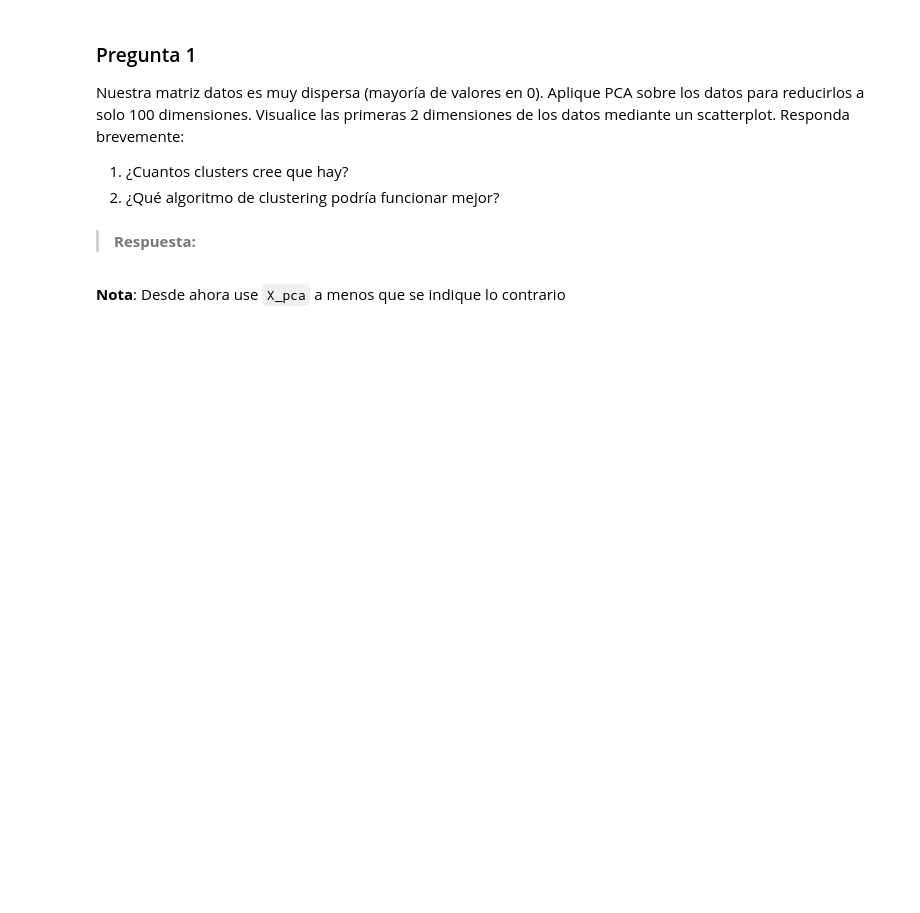
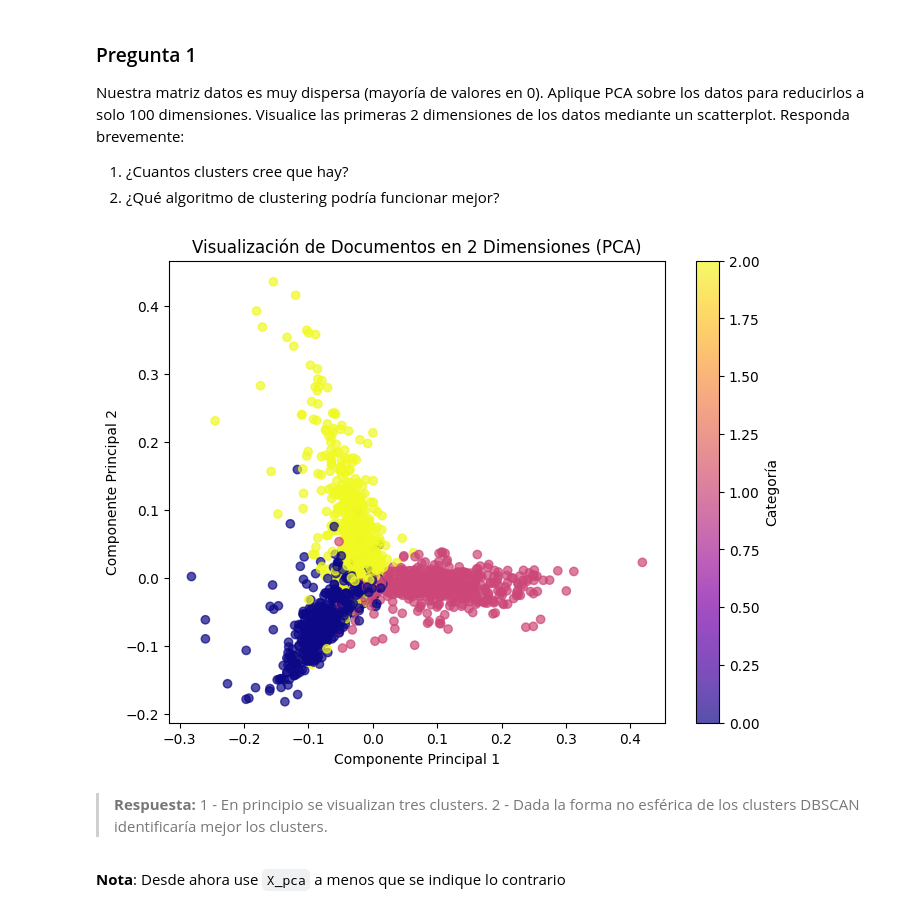
Before and after one commit to SebaSalasLvd/laboratorios-mineria, a Jupyter notebook: lab5/CC5205_Laboratorio_5.ipynb, the cells around one changed output. Drawn from its saved outputs; the diff is of its cells as text; code cells hidden in the pictures; blank space fills up the shorter version.

```diff
--- a/lab5/CC5205_Laboratorio_5.ipynb
+++ b/lab5/CC5205_Laboratorio_5.ipynb
@@ -56,5 +62,24 @@ import matplotlib.pyplot as plt
-# %% [markdown]
->**Respuesta:**
+# %%
+from sklearn.decomposition import PCA
+import matplotlib.pyplot as plt
+
+pca = PCA(n_components=100)
+X_pca = pca.fit_transform(X)
+x = X_pca[:, 0]
+y = X_pca[:, 1]
+plt.figure(figsize=(8, 6))
+plt.scatter(x, y, c=newsgroups.target, cmap='plasma', alpha=0.7)
+plt.colorbar(label='Categoría')
+plt.xlabel('Componente Principal 1')
+plt.ylabel('Componente Principal 2')
+plt.title('Visualización de Documentos en 2 Dimensiones (PCA)')
+plt.show()
+# %% [output]
+[figure, added]
+# %% [markdown]
+>**Respuesta:**
+1 - En principio se visualizan tres clusters.
+2 - Dada la forma no esférica de los clusters DBSCAN identificaría mejor los clusters.
 # %% [markdown]
 **Nota**: Desde ahora use `X_pca` a menos que se indique lo contrario
 # %% [markdown]
```
Also changed, not shown: parts of 2 cells of this notebook.
